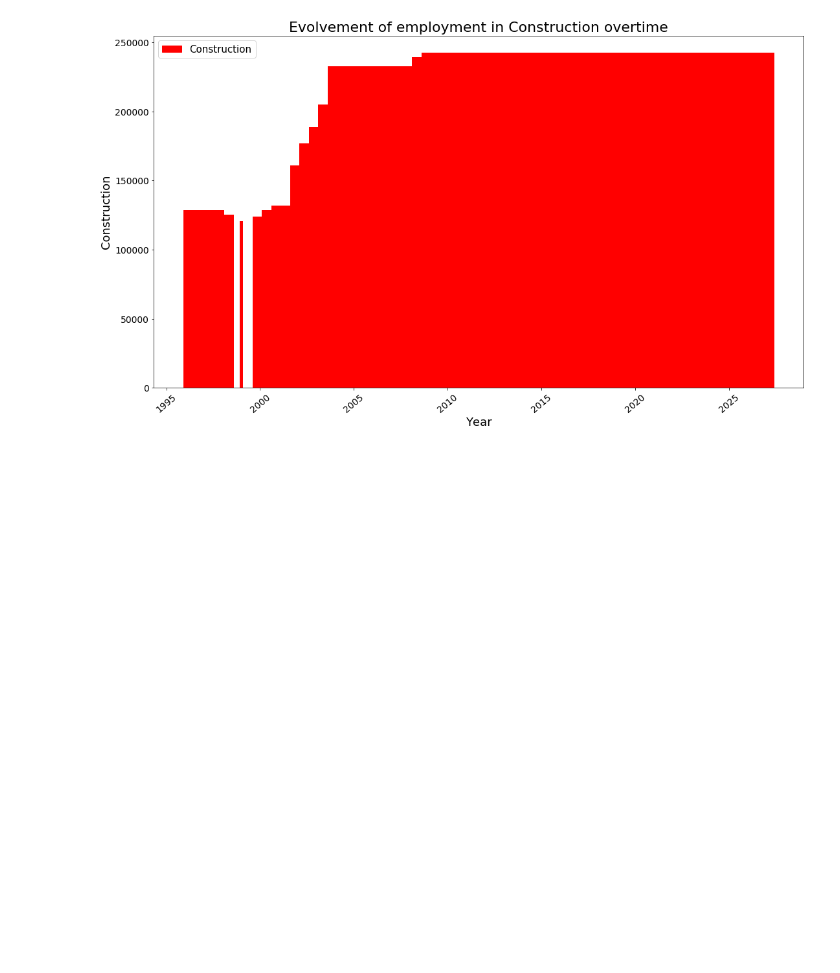
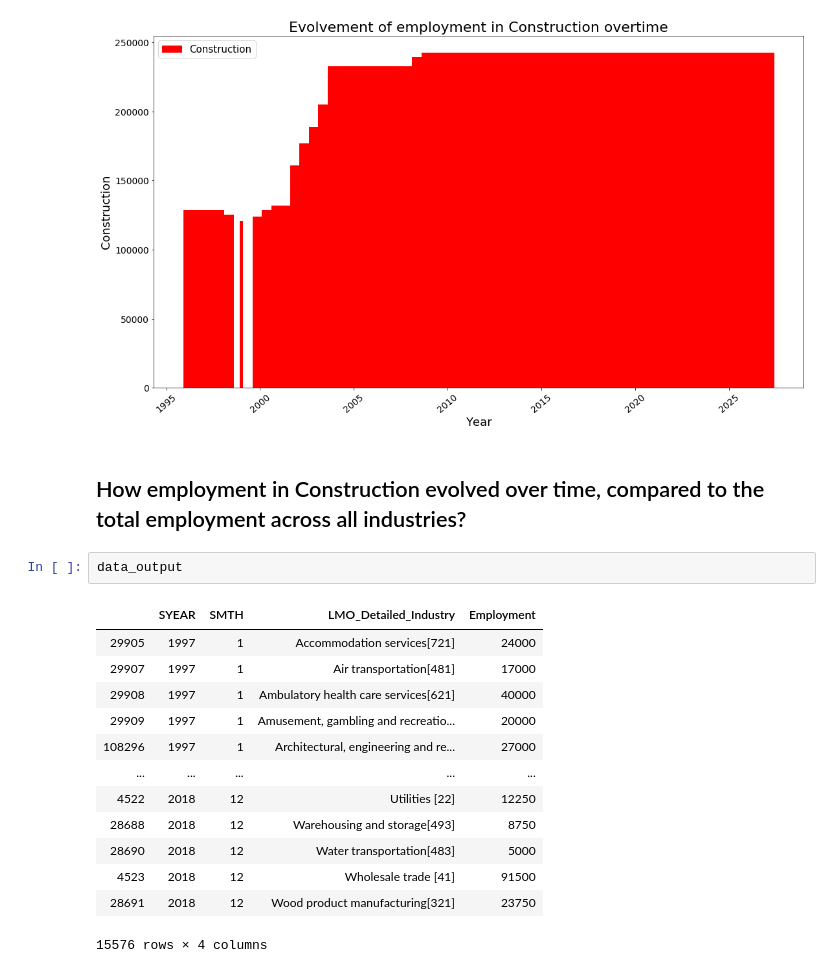
Before and after one commit to Hotlynn2/SERIES-ANALYSIS-OF-NAICS, a Jupyter notebook: Time Analysis Series.ipynb, the cells around one changed output. Saved outputs shown, nothing was run; the diff lists cells and outputs as text; blank space fills up the shorter version.

```diff
--- a/Time Analysis Series.ipynb
+++ b/Time Analysis Series.ipynb
@@ -3266,3 +3286,21 @@ plt.legend(handles=[red], prop = {'size':15})
 # %% [output]
 <matplotlib.legend.Legend at 0x...>
 [figure]
+# %% [markdown]
+## How employment in Construction evolved over time, compared to the total employment across all industries?
+# %%
+data_output
+# %% [output]
+|  | SYEAR | SMTH | LMO_Detailed_Industry | Employment |
+| 29905 | 1997 | 1 | Accommodation services[721] | 24000 |
+| 29907 | 1997 | 1 | Air transportation[481] | 17000 |
+| 29908 | 1997 | 1 | Ambulatory health care services[621] | 40000 |
+| 29909 | 1997 | 1 | Amusement, gambling and recreatio... | 20000 |
+| 108296 | 1997 | 1 | Architectural, engineering and re... | 27000 |
+| ... | ... | ... | ... | ... |
+| 4522 | 2018 | 12 | Utilities [22] | 12250 |
+| 28688 | 2018 | 12 | Warehousing and storage[493] | 8750 |
+| 28690 | 2018 | 12 | Water transportation[483] | 5000 |
+| 4523 | 2018 | 12 | Wholesale trade [41] | 91500 |
+| 28691 | 2018 | 12 | Wood product manufacturing[321] | 23750 |
+15576 rows × 4 columns
```
Also changed, not shown: parts of 2 cells of this notebook.
